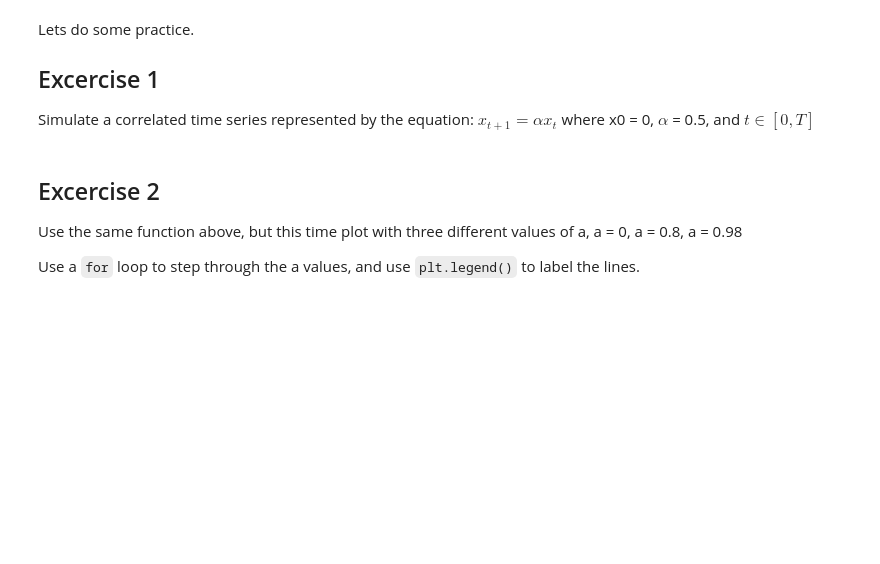
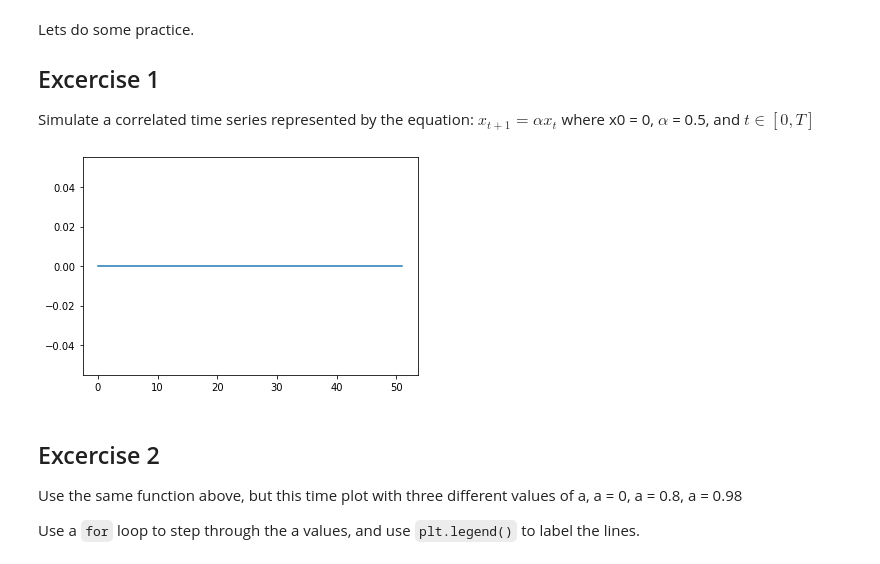
Before and after one commit to fusionby2030/Numerical_Methods, a Jupyter notebook: Tutorials/Python_in_Ecnomics/5_Week_Five/python_by_example.ipynb, the cells around one changed output. Drawn from its saved outputs; the diff is of its cells as text; code cells hidden in the pictures; blank space fills up the shorter version.

```diff
--- a/Tutorials/Python_in_Ecnomics/5_Week_Five/python_by_example.ipynb
+++ b/Tutorials/Python_in_Ecnomics/5_Week_Five/python_by_example.ipynb
@@ -261,3 +258,19 @@ import matplotlib.pyplot as plt
+# %%
+import numpy as np
+import matplotlib.pyplot as plt
+
+alpha = 0.5
+T = 51
+x = np.empty(T+1)
+x[0] = 0
+
+for t in range(T):
+    x[t+1] = alpha*x[t]
+
+plt.plot(x)
+plt.show()
+# %% [output]
+[figure, added]
 # %% [markdown]
 ## Excercise 2
 
```
Also changed, not shown: parts of 8 cells of this notebook, 8 other files.
